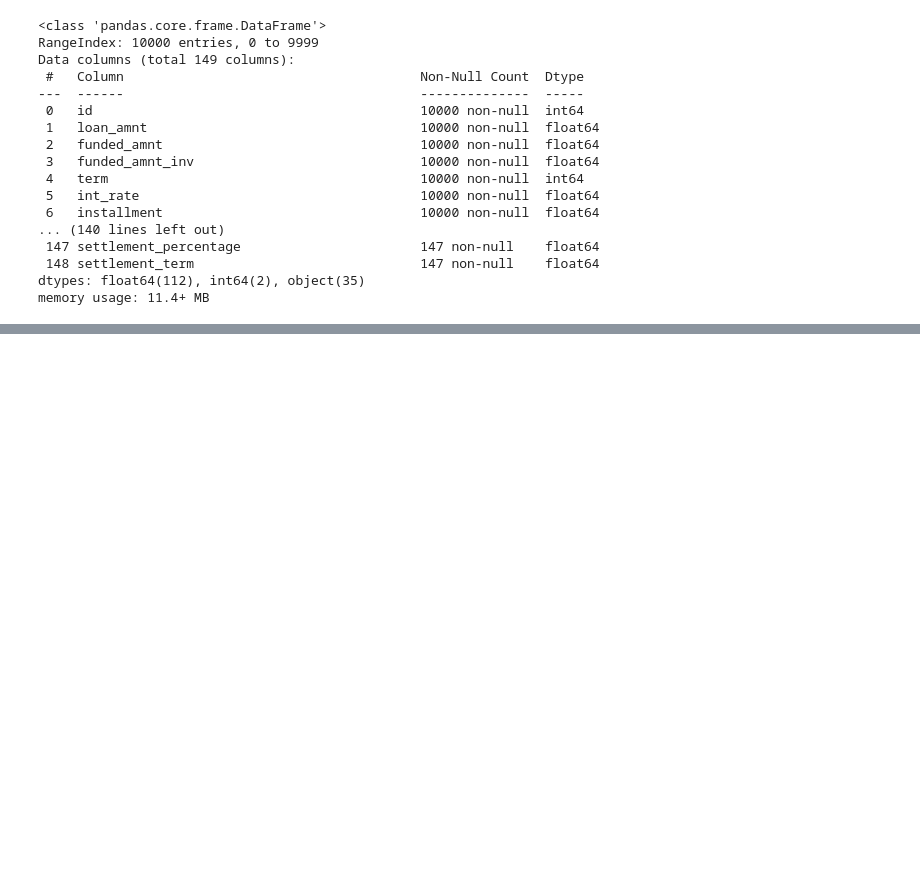
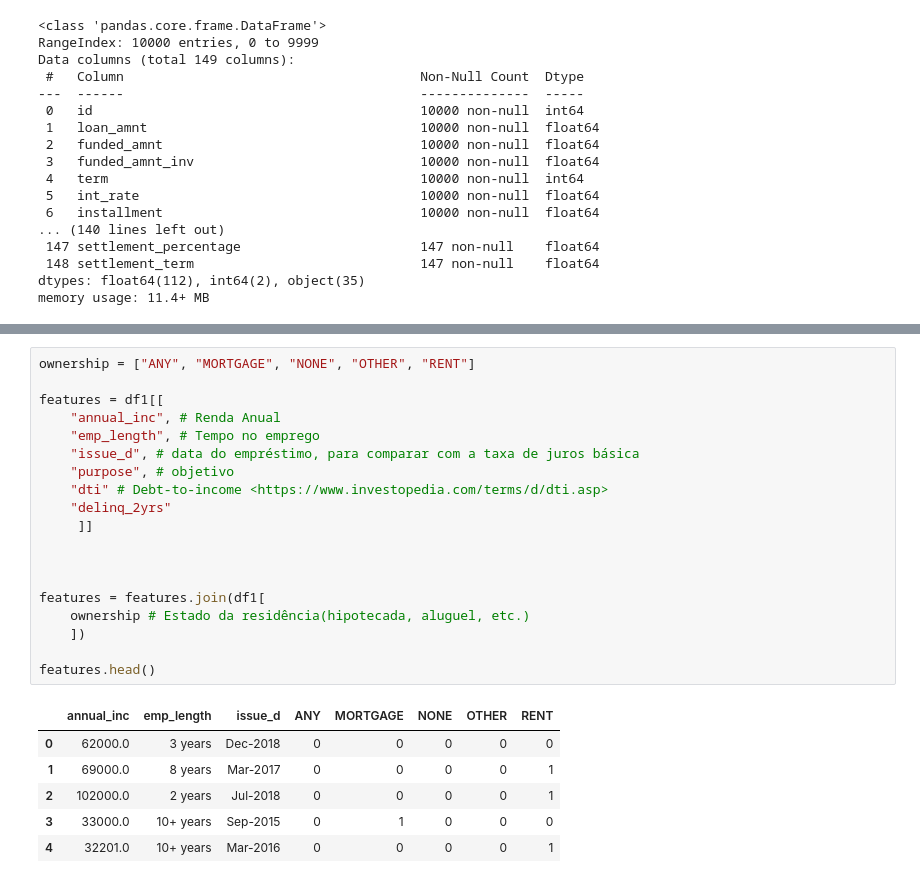
Before and after one commit to rstellet8/p2-inteligencia, a Jupyter notebook: featureDiscovery.ipynb, the cells around one changed output, grey strips where cells are left out. Cells and saved outputs as stored; diff of their text form; blank space fills up the shorter version.

```diff
--- a/featureDiscovery.ipynb
+++ b/featureDiscovery.ipynb
@@ -67 +96,27 @@ memory usage: 11.4+ MB
+# %%
+ownership = ["ANY", "MORTGAGE", "NONE", "OTHER", "RENT"]
+
+features = df1[[
+    "annual_inc", # Renda Anual
+    "emp_length", # Tempo no emprego
+    "issue_d", # data do empréstimo, para comparar com a taxa de juros básica
+    "purpose", # objetivo
+    "dti" # Debt-to-income <https://www.investopedia.com/terms/d/dti.asp>
+    "delinq_2yrs"
+     ]]
+
+
+
+features = features.join(df1[
+    ownership # Estado da residência(hipotecada, aluguel, etc.)
+    ])
+
+features.head()
+# %% [output]
+|  | annual_inc | emp_length | issue_d | ANY | MORTGAGE | NONE | OTHER | RENT |
+| 0 | 62000.0 | 3 years | Dec-2018 | 0 | 0 | 0 | 0 | 0 |
+| 1 | 69000.0 | 8 years | Mar-2017 | 0 | 0 | 0 | 0 | 1 |
+| 2 | 102000.0 | 2 years | Jul-2018 | 0 | 0 | 0 | 0 | 1 |
+| 3 | 33000.0 | 10+ years | Sep-2015 | 0 | 1 | 0 | 0 | 0 |
+| 4 | 32201.0 | 10+ years | Mar-2016 | 0 | 0 | 0 | 0 | 1 |
 # %%
```
Also changed, not shown: parts of 7 cells of this notebook, 4 other files.
